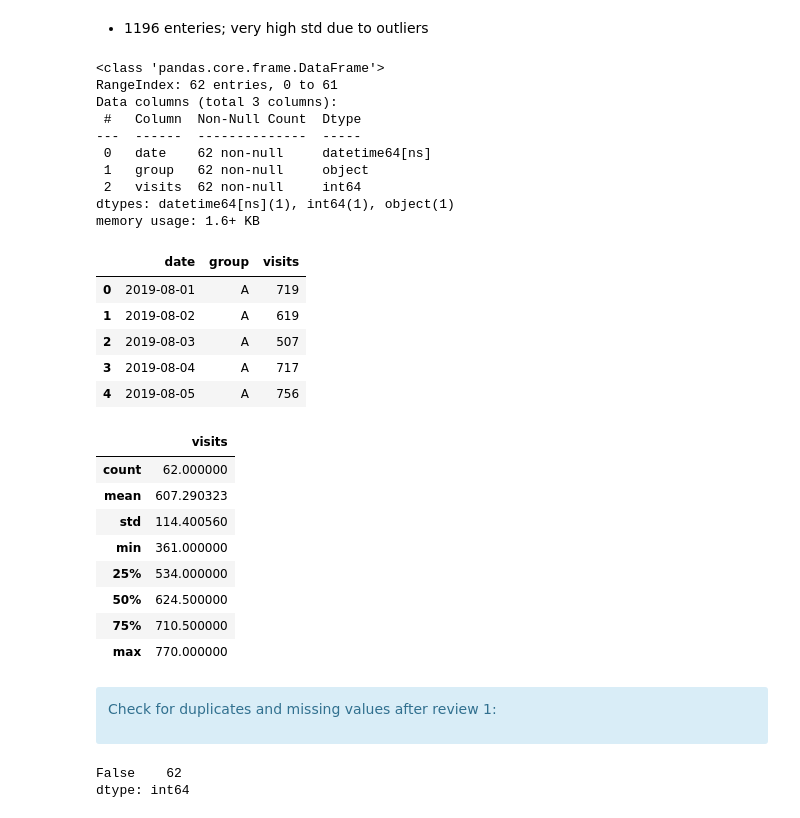
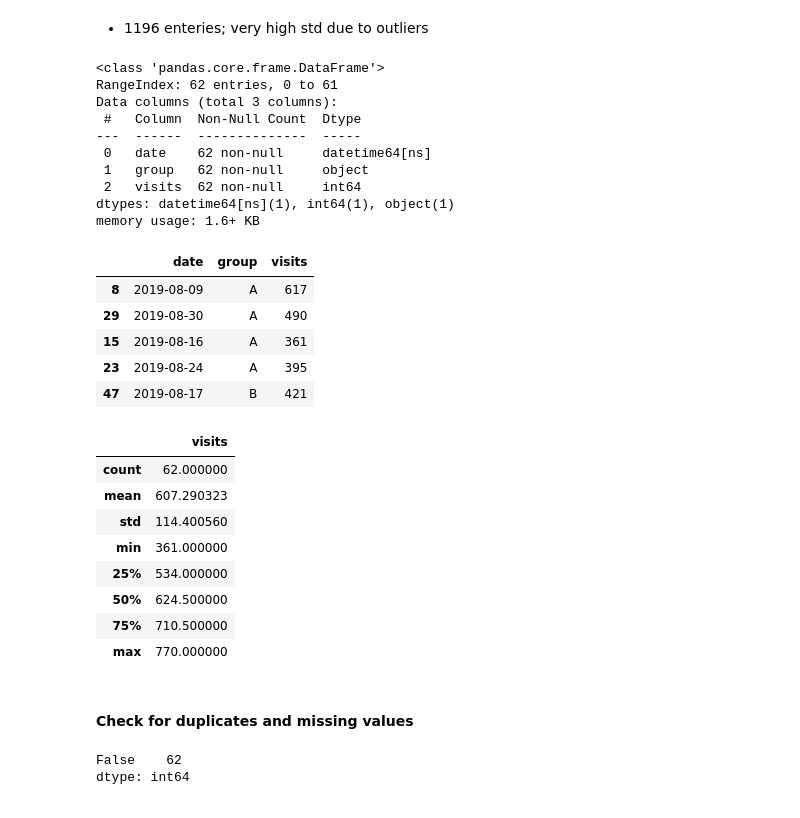
Before and after one commit to NadavNavon/practicum, a Jupyter notebook: 07b_Making_Business_Decisions_Based_on_Data_A_B_Testing/Project_07b_A_B_Testing.ipynb, the cells around one changed output. Saved outputs shown, nothing was run; the diff lists cells and outputs as text; code cells hidden in the pictures.

```diff
--- a/07b_Making_Business_Decisions_Based_on_Data_A_B_Testing/Project_07b_A_B_Testing.ipynb
+++ b/07b_Making_Business_Decisions_Based_on_Data_A_B_Testing/Project_07b_A_B_Testing.ipynb
@@ -158,25 +158,25 @@ memory usage: 46.9+ KB
 - 1196 enteries; very high std due to outliers
 # %%
 visits.info()
-display(visits.head())
+display(visits.sample(5))
 display(visits.describe())
 # %% [output]
 <class 'pandas.core.frame.DataFrame'>
 RangeIndex: 62 entries, 0 to 61
 Data columns (total 3 columns):
  #   Column  Non-Null Count  Dtype
 ---  ------  --------------  -----
  0   date    62 non-null     datetime64[ns]
  1   group   62 non-null     object
  2   visits  62 non-null     int64
 dtypes: datetime64[ns](1), int64(1), object(1)
 memory usage: 1.6+ KB
 |  | date | group | visits |
-| 0 | 2019-08-01 | A | 719 |
-| 1 | 2019-08-02 | A | 619 |
-| 2 | 2019-08-03 | A | 507 |
-| 3 | 2019-08-04 | A | 717 |
-| 4 | 2019-08-05 | A | 756 |
+| 8 | 2019-08-09 | A | 617 |
+| 29 | 2019-08-30 | A | 490 |
+| 15 | 2019-08-16 | A | 361 |
+| 23 | 2019-08-24 | A | 395 |
+| 47 | 2019-08-17 | B | 421 |
 |  | visits |
 | count | 62.000000 |
 | mean | 607.290323 |
@@ -187,11 +187,7 @@ memory usage: 1.6+ KB
 | 75% | 710.500000 |
 | max | 770.000000 |
 # %% [markdown]
- <div class="alert alert-block alert-info">
-
-Check for duplicates and missing values after review 1:
-
-</div>
+#### Check for duplicates and missing values
 # %%
 # check for duplicates
 display(visits.duplicated().value_counts())
```
Also changed, not shown: parts of 15 cells of this notebook, 2 other files.
